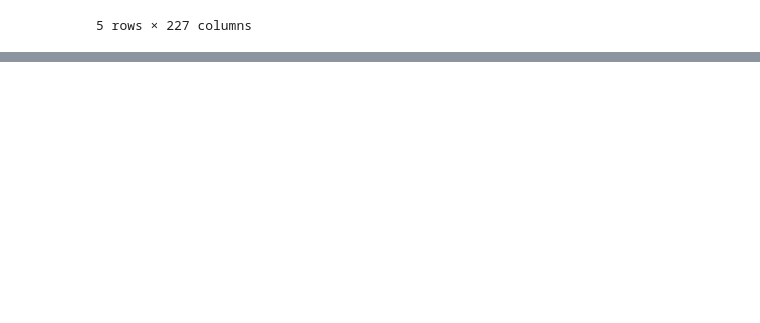
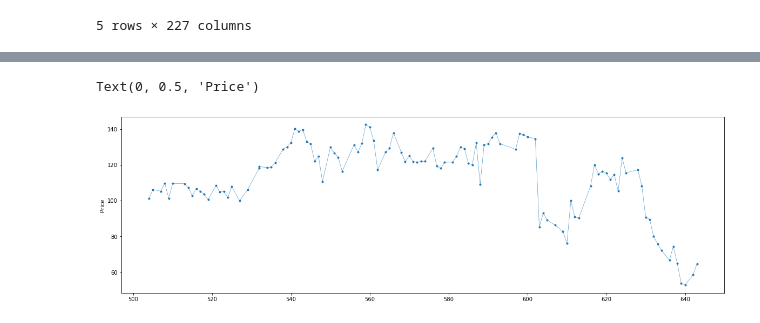
Before and after one commit to ckeith26/REIT_Analysis, a Jupyter notebook: REITs Price Prediction.ipynb, the cells around one changed output, grey strips where cells are left out. Cells and saved outputs as stored; diff of their text form; code cells hidden in the pictures; blank space fills up the shorter version.

```diff
--- a/REITs Price Prediction.ipynb
+++ b/REITs Price Prediction.ipynb
@@ -73,0 +115,4 @@ plt.show()
+# %%
+# We have a large outlier (CUZ) due to a reverse stock split, which distorts our price.
+# As a simple fix, we will drop this REIT from our analysis.
+df_office = df_office.loc[df_office['symbol'] != 'CUZ'] # focus on office sector
@@ -73,0 +140,4 @@ plt.show()
+# %%
+# List containing our unique REITs
+reits = df_office.symbol.unique()
+reits
@@ -73,0 +161,27 @@ plt.show()
+# %%
+# OLS regression
+import numpy as np
+from patsy import dmatrices
+from statsmodels.regression import linear_model
+
+def regress_ols(train, test):
+    expr = 'price ~ nav_premium + dividend_yield + caprate_nominal_implied'
+
+    y_train, x_train = dmatrices(expr, train, return_type='dataframe')
+    y_test, x_test = dmatrices(expr, test, return_type='dataframe')
+
+    olsr_results = linear_model.OLS(y_train, x_train).fit()
+    y_train_pred = olsr_results.predict(x_train)
+    y_test_pred = olsr_results.predict(x_test)
+
+    return(olsr_results, y_train, y_train_pred, y_test, y_test_pred)
+# %%
+# Attempt OLS regression for all office REITs
+
+models = []
+arimas = []
+
+for i in reits:
+    df_reg = df_office.loc[df_office['symbol'] == i] # filter df
+    train,test = splitdata(df_reg)
+    models.append(regress_ols(train, test))
@@ -73,0 +217,11 @@ plt.show()
+# %%
+# Let's look at our data for a single REIT (BXP Example)
+y_train = models[0][1].sort_index()
+y_train.index = y_train.index.astype(int)
+
+fig, ax = plt.subplots(figsize=(20, 6))
+ax.plot(y_train,marker='.', linestyle='-', linewidth=0.5)
+ax.set_ylabel('Price')
+# %% [output]
+Text(0, 0.5, 'Price')
+[figure, added]
```
Also changed, not shown: parts of 24 cells of this notebook.
